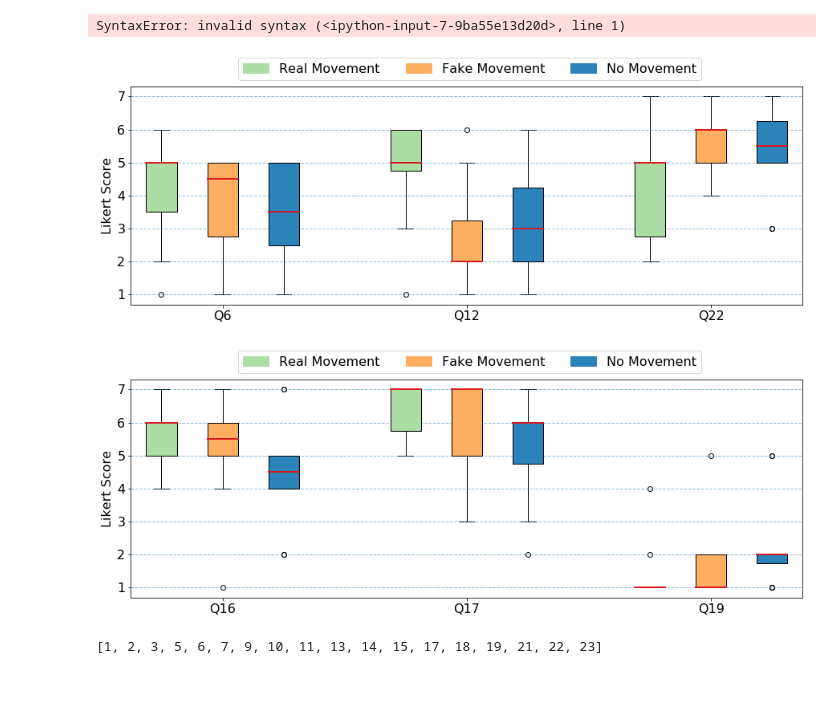
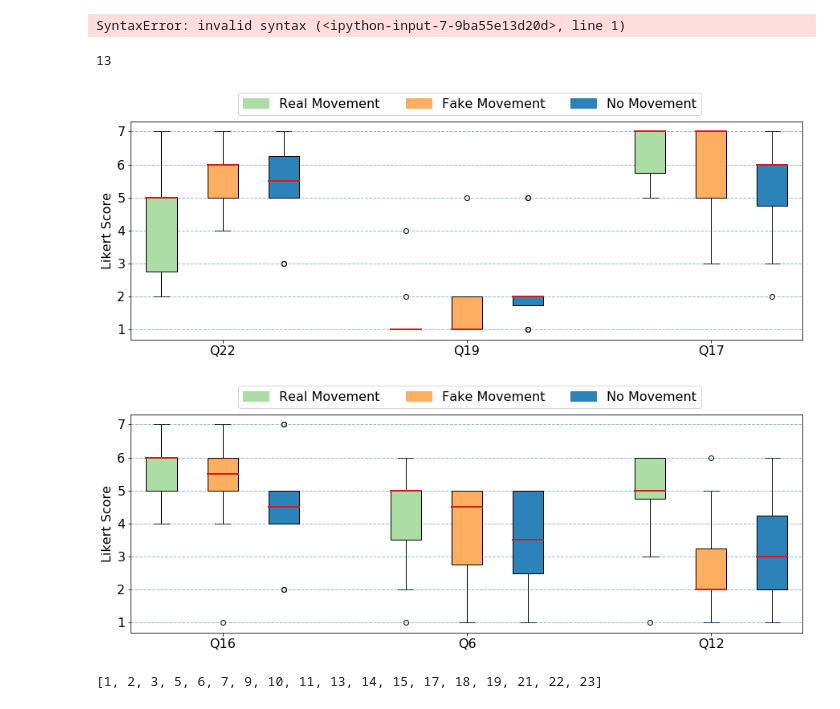
Before and after one commit to J0ekr/VR-Project-MeetingStudy, a Jupyter notebook: eval/plots-co-presence.ipynb, the cells around one changed output. Drawn from its saved outputs; the diff is of its cells as text; code cells hidden in the pictures.

```diff
--- a/eval/plots-co-presence.ipynb
+++ b/eval/plots-co-presence.ipynb
@@ -102,15 +83,19 @@ pos
 12, 13, 15, & 2, 8, 18
 # %% [output]
 SyntaxError: invalid syntax (<ipython-input-7-9ba55e13d20d>, line 1)
+# %%
+17 -4
+# %% [output]
+13
 # %%
 pos = pos[:9]
 
 question_labels = ['Real Movement', 'Fake Movement', 'No Movement']
 colors = ['#abdda4','#fdae61','#2b83ba','#d7191c']
 
-questions1 = ["2", "8", "18"]
+questions1 = ["18", "15", "13"]
 
-questions2 = ["12", "13", "15"]
+questions2 = ["12", "2", "8"]
 
 patches = []
 for i in range(len(question_labels)):
@@ -143,37 +128,37 @@ for j in [questions1, questions2]:
     ax.set_ylabel("Likert Score")
     plt.legend(handles = patches,ncol = 3, bbox_to_anchor=(0.15, 1))
     if(k == 1):
-        plt.xticks(np.arange(2, 12, 4), ["Q6", "Q12", "Q22"])
+        plt.xticks(np.arange(2, 12, 4), ["Q22", "Q19", "Q17"])
     else:
-        plt.xticks(np.arange(2, 12, 4), ["Q16", "Q17", "Q19"])
+        plt.xticks(np.arange(2, 12, 4), ["Q16", "Q6", "Q12"])
 
     i = 1
     for box in bp['boxes']:
         if i % 3 == 1:
             # change fill color
             box.set( facecolor = colors[0] )
         elif i%3 == 2:
             box.set( facecolor = colors[1] )
         else:
             # change fill color
             box.set( facecolor = colors[2] )
         i += 1
 
     for median in bp['medians']:
         median.set(color=colors[3], linewidth=2)
         #ax.set_xticklabels(["Low_level", "High_level"])
 
 
     for i in range(1,8):
         ax.axhline(y=i, xmin=0, xmax=21, linestyle = "--", alpha = 0.5,linewidth = 1, label=False)
 
     plt.savefig("co-presence" + str(k) + ".pdf", bbox_inches="tight")
     plt.savefig("co-presence" + str(k) + ".svg", bbox_inches="tight")
     plt.show()
     k += 1
 # %% [output]
-[figure, old version]
+[figure, new version]
-[figure, old version]
+[figure, new version]
 # %%
 pos = []
 for i in range(6*4):
```
Also changed, not shown: parts of 1 cell of this notebook, 6 other files.
